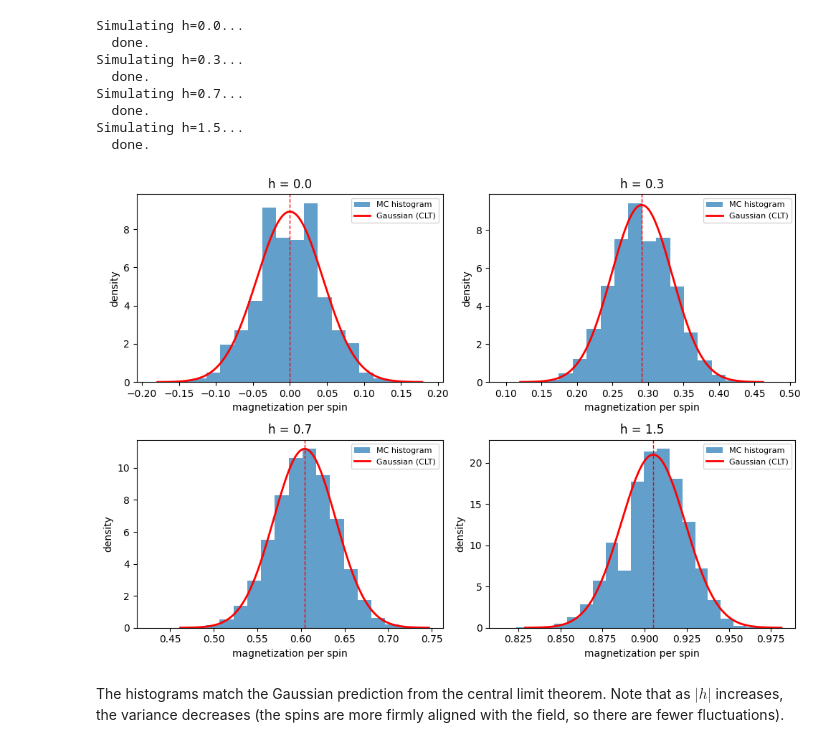
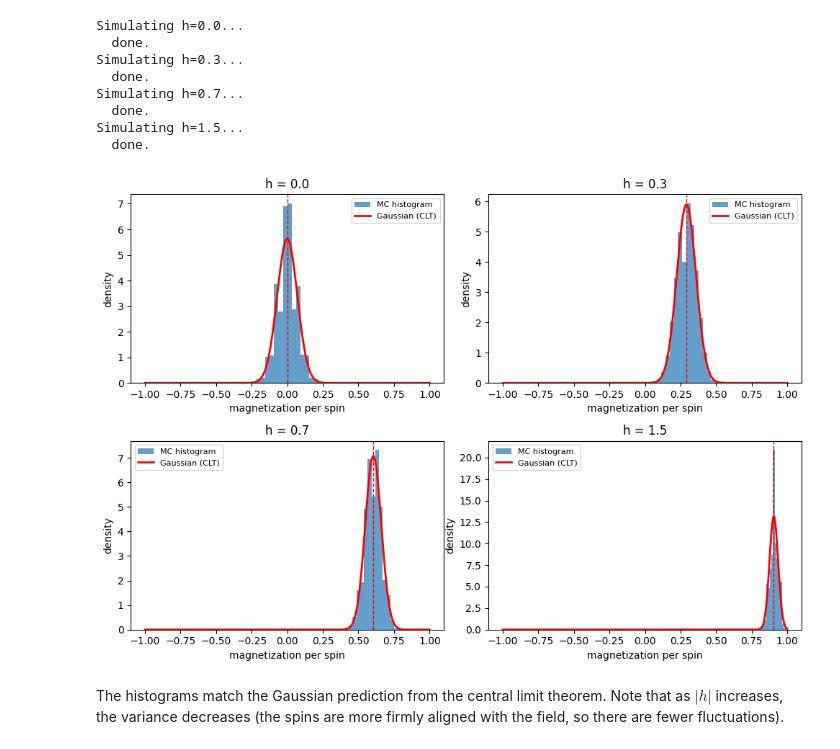
Before and after one commit to cossio/StatPhysCompX, a Jupyter notebook: python-jupyter/Ising-independent-spins.ipynb, the cells around one changed output. Drawn from its saved outputs; the diff is of its cells as text; code cells hidden in the pictures.

```diff
--- a/python-jupyter/Ising-independent-spins.ipynb
+++ b/python-jupyter/Ising-independent-spins.ipynb
@@ -187,7 +187,7 @@ $$m \approx \mathcal{N}\!\left(\tanh(h),\; \frac{\operatorname{sech}^2(h)}{N}\ri
 
 Let us verify this by plotting histograms of the magnetization from our simulation.
 # %%
-N = 500
+N = 200
 values_of_h_hist = [0.0, 0.3, 0.7, 1.5]
 
 hist_traces = {}
@@ -207,24 +207,25 @@ Simulating h=1.5...
 # %%
 from scipy.stats import norm
 
 fig, axes = plt.subplots(2, 2, figsize=(10, 7))
 for ax, h in zip(axes.flat, values_of_h_hist):
     data = hist_traces[h][500:]  # discard warmup
     ax.hist(data, bins=20, density=True, alpha=0.7, label="MC histogram")
     # Overlay the Gaussian prediction
     mu = np.tanh(h)
     sigma = np.sqrt(1.0 / (N * np.cosh(h)**2))
-    x = np.linspace(mu - 4*sigma, mu + 4*sigma, 200)
+    #x = np.linspace(mu - 4*sigma, mu + 4*sigma, 200)
+    x = np.linspace(-1, 1, 200)
     ax.plot(x, norm.pdf(x, mu, sigma), "r-", linewidth=2, label="Gaussian (CLT)")
     ax.axvline(mu, color="red", linestyle="--", linewidth=1)
     ax.set_title(f"h = {h}")
     ax.set_xlabel("magnetization per spin")
     ax.set_ylabel("density")
     ax.legend(fontsize=8)
 plt.tight_layout()
 plt.show()
 # %% [output]
-[figure, old version]
+[figure, new version]
 # %% [markdown]
 The histograms match the Gaussian prediction from the central limit theorem. Note that as $|h|$ increases, the variance decreases (the spins are more firmly aligned with the field, so there are fewer fluctuations).
 # %% [markdown]
```
Also changed, not shown: parts of 2 cells of this notebook.
